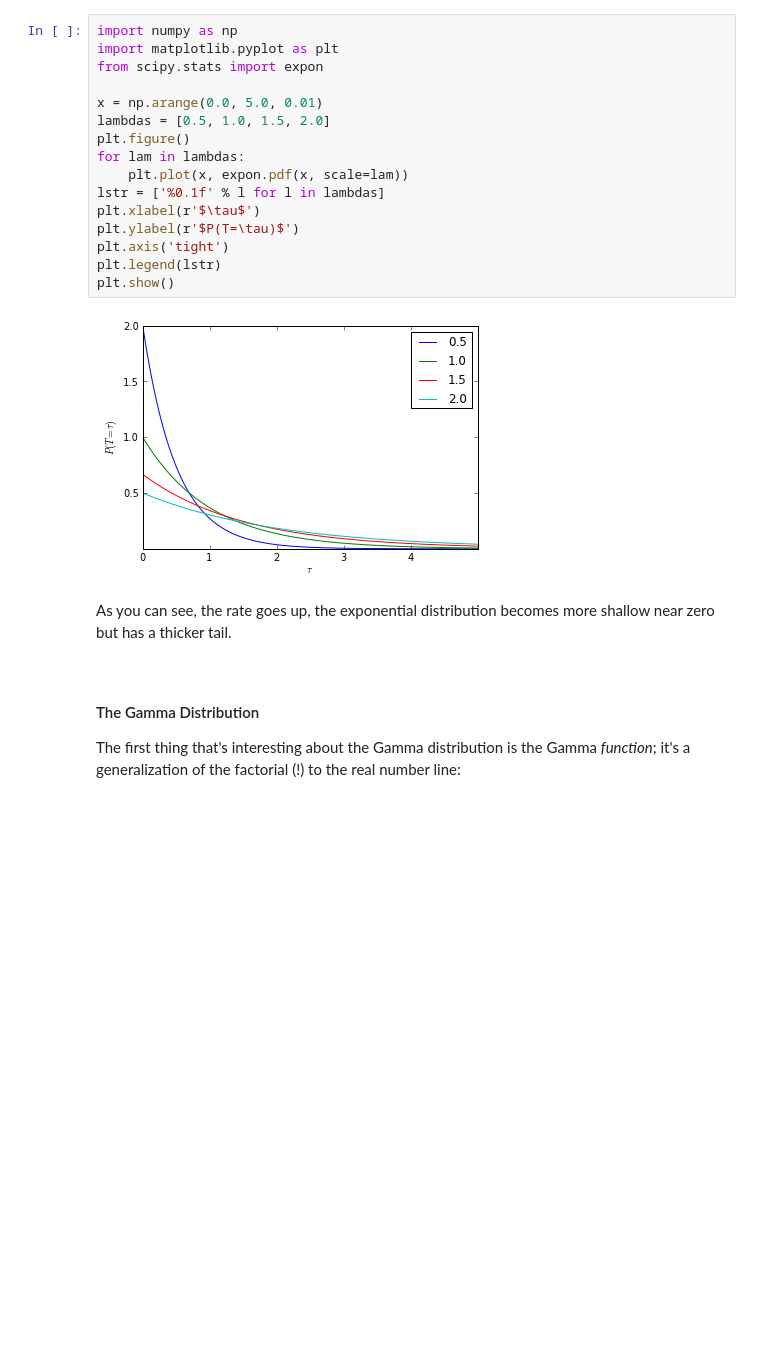
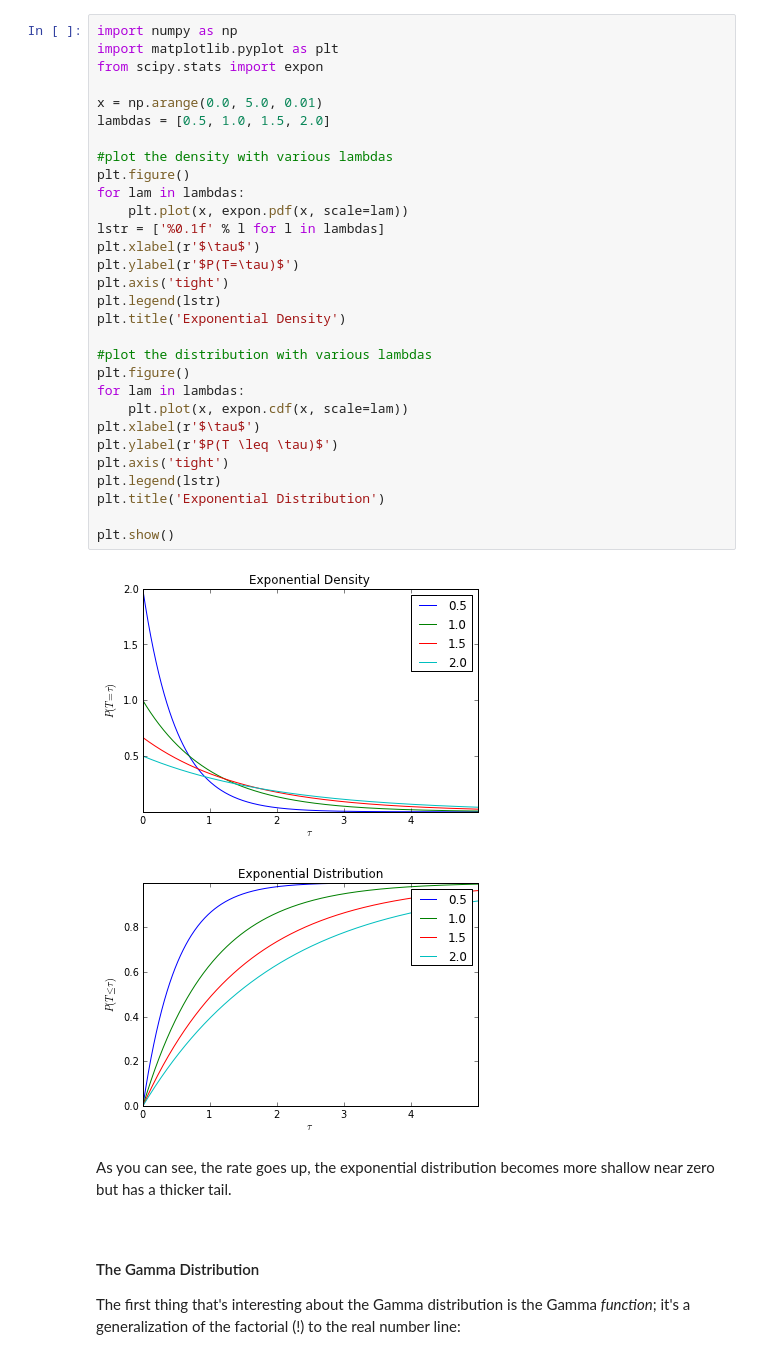
Before and after one commit to mschachter/notebooks, a Jupyter notebook: Point Processes.ipynb, the cells around one changed output. Drawn from its saved outputs; the diff is of its cells as text; blank space fills up the shorter version.

```diff
--- a/Point Processes.ipynb
+++ b/Point Processes.ipynb
@@ -25,21 +28,36 @@ The exponential distribution is used to describe the inter-event interval of the
 # %%
 import numpy as np
 import matplotlib.pyplot as plt
 from scipy.stats import expon
 
 x = np.arange(0.0, 5.0, 0.01)
 lambdas = [0.5, 1.0, 1.5, 2.0]
+
+#plot the density with various lambdas
 plt.figure()
 for lam in lambdas:
     plt.plot(x, expon.pdf(x, scale=lam))
 lstr = ['%0.1f' % l for l in lambdas]
 plt.xlabel(r'$\tau$')
 plt.ylabel(r'$P(T=\tau)$')
 plt.axis('tight')
 plt.legend(lstr)
+plt.title('Exponential Density')
+
+#plot the distribution with various lambdas
+plt.figure()
+for lam in lambdas:
+    plt.plot(x, expon.cdf(x, scale=lam))
+plt.xlabel(r'$\tau$')
+plt.ylabel(r'$P(T \leq \tau)$')
+plt.axis('tight')
+plt.legend(lstr)
+plt.title('Exponential Distribution')
+
 plt.show()
 # %% [output]
-[figure, old version]
+[figure, new version]
+[figure, added]
 # %% [markdown]
 <p>
     As you can see, the rate goes up, the exponential distribution becomes more shallow near zero
```
Also changed, not shown: parts of 9 cells of this notebook.
